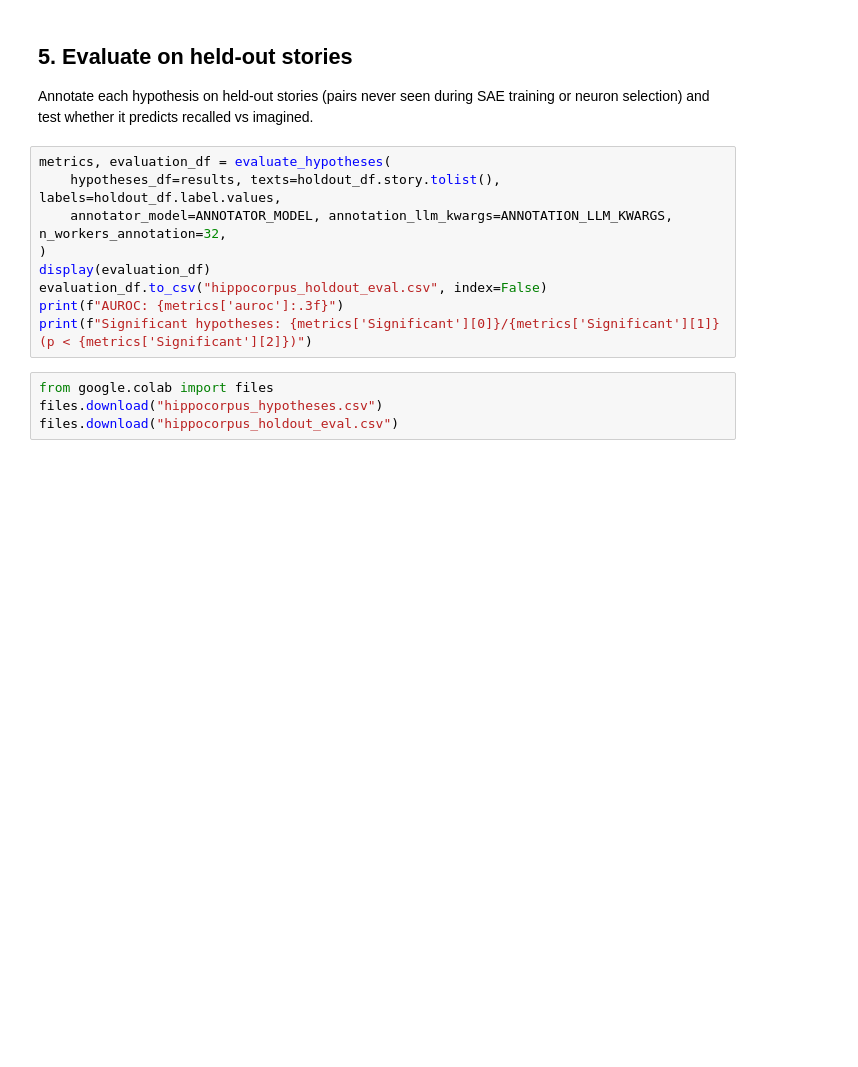
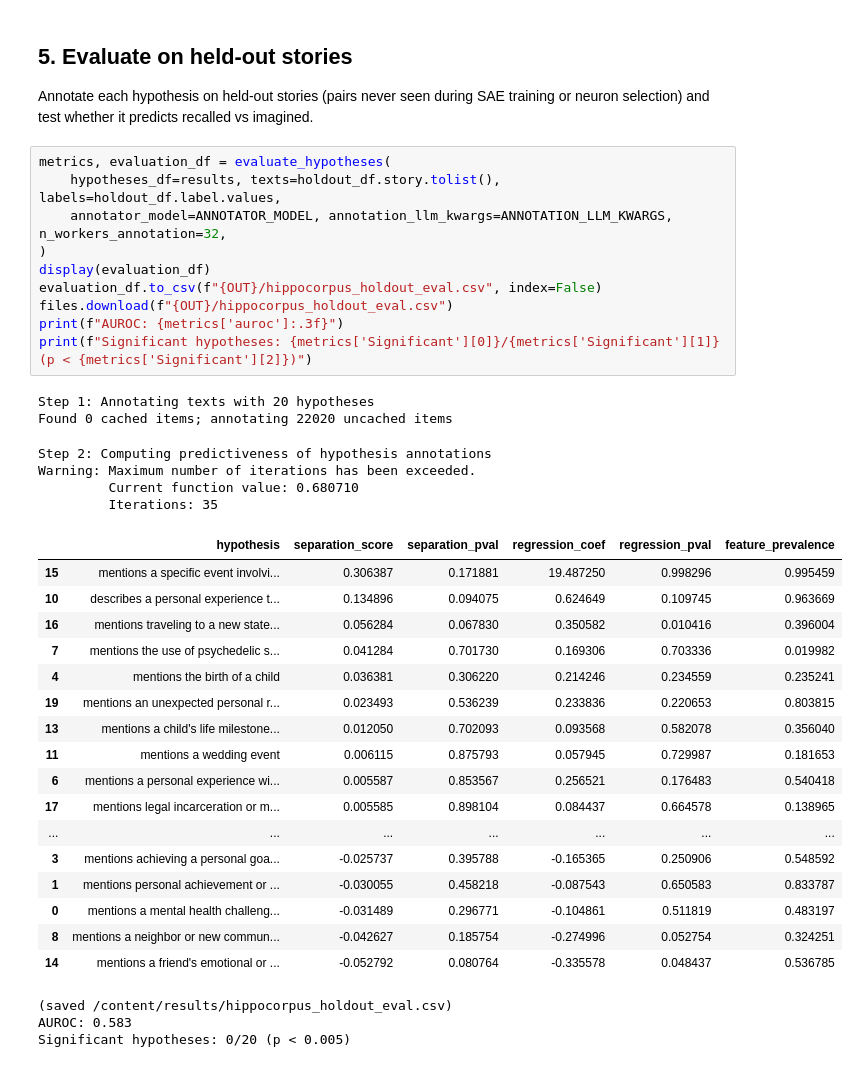
Before and after one commit to psnandini/HypotheSAEs, a Jupyter notebook: notebooks/quickstart_hippocorpus.ipynb, the cells around one changed output. Saved outputs shown, nothing was run; the diff lists cells and outputs as text; blank space fills up the shorter version.

Commit message:
Re-run Hippocorpus on Modal with a fixed SAE seed; add notebook outputs

```diff
--- a/notebooks/quickstart_hippocorpus.ipynb
+++ b/notebooks/quickstart_hippocorpus.ipynb
@@ -135,13 +217,37 @@ Annotate each hypothesis on held-out stories (pairs never seen during SAE traini
 # %%
 metrics, evaluation_df = evaluate_hypotheses(
     hypotheses_df=results, texts=holdout_df.story.tolist(), labels=holdout_df.label.values,
     annotator_model=ANNOTATOR_MODEL, annotation_llm_kwargs=ANNOTATION_LLM_KWARGS, n_workers_annotation=32,
 )
 display(evaluation_df)
-evaluation_df.to_csv("hippocorpus_holdout_eval.csv", index=False)
+evaluation_df.to_csv(f"{OUT}/hippocorpus_holdout_eval.csv", index=False)
+files.download(f"{OUT}/hippocorpus_holdout_eval.csv")
 print(f"AUROC: {metrics['auroc']:.3f}")
 print(f"Significant hypotheses: {metrics['Significant'][0]}/{metrics['Significant'][1]} (p < {metrics['Significant'][2]})")
+# %% [output]
+Step 1: Annotating texts with 20 hypotheses
+Found 0 cached items; annotating 22020 uncached items
+Step 2: Computing predictiveness of hypothesis annotations
+Warning: Maximum number of iterations has been exceeded.
+         Current function value: 0.680710
+         Iterations: 35
+|  | hypothesis | separation_score | separation_pval | regression_coef | regression_pval | feature_prevalence |
+| 15 | mentions a specific event involvi... | 0.306387 | 0.171881 | 19.487250 | 0.998296 | 0.995459 |
+| 10 | describes a personal experience t... | 0.134896 | 0.094075 | 0.624649 | 0.109745 | 0.963669 |
+| 16 | mentions traveling to a new state... | 0.056284 | 0.067830 | 0.350582 | 0.010416 | 0.396004 |
+| 7 | mentions the use of psychedelic s... | 0.041284 | 0.701730 | 0.169306 | 0.703336 | 0.019982 |
+| 4 | mentions the birth of a child | 0.036381 | 0.306220 | 0.214246 | 0.234559 | 0.235241 |
+| 19 | mentions an unexpected personal r... | 0.023493 | 0.536239 | 0.233836 | 0.220653 | 0.803815 |
+| 13 | mentions a child's life milestone... | 0.012050 | 0.702093 | 0.093568 | 0.582078 | 0.356040 |
+| 11 | mentions a wedding event | 0.006115 | 0.875793 | 0.057945 | 0.729987 | 0.181653 |
+| 6 | mentions a personal experience wi... | 0.005587 | 0.853567 | 0.256521 | 0.176483 | 0.540418 |
+| 17 | mentions legal incarceration or m... | 0.005585 | 0.898104 | 0.084437 | 0.664578 | 0.138965 |
+| ... | ... | ... | ... | ... | ... | ... |
+| 3 | mentions achieving a personal goa... | -0.025737 | 0.395788 | -0.165365 | 0.250906 | 0.548592 |
+| 1 | mentions personal achievement or ... | -0.030055 | 0.458218 | -0.087543 | 0.650583 | 0.833787 |
+| 0 | mentions a mental health challeng... | -0.031489 | 0.296771 | -0.104861 | 0.511819 | 0.483197 |
+| 8 | mentions a neighbor or new commun... | -0.042627 | 0.185754 | -0.274996 | 0.052754 | 0.324251 |
+| 14 | mentions a friend's emotional or ... | -0.052792 | 0.080764 | -0.335578 | 0.048437 | 0.536785 |
+(saved /content/results/hippocorpus_holdout_eval.csv)
+AUROC: 0.583
+Significant hypotheses: 0/20 (p < 0.005)
-# %%
-from google.colab import files
-files.download("hippocorpus_hypotheses.csv")
-files.download("hippocorpus_holdout_eval.csv")
```
Also changed, not shown: parts of 10 cells of this notebook, 3 other files.
